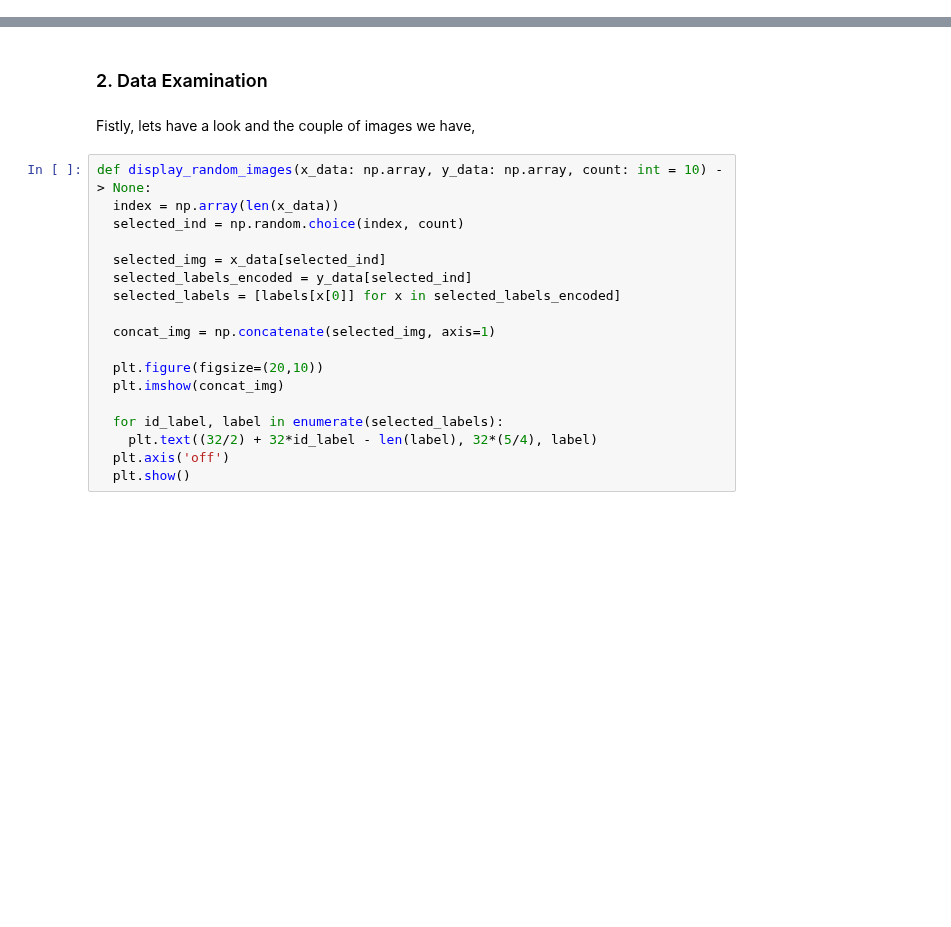
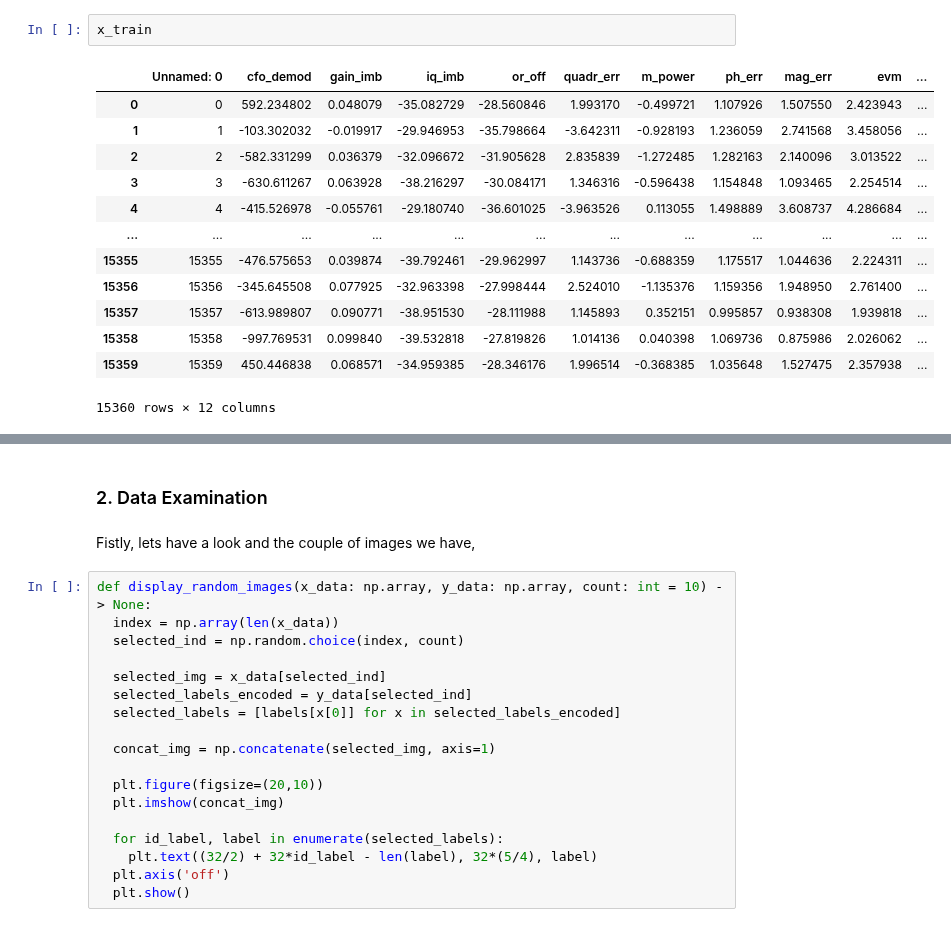
Before and after one commit to KassenBoyaubay/MPA-MLF-Exercises, a Jupyter notebook: Miniproject/Miniproject.ipynb, the cells around one changed output, grey strips where cells are left out. Saved outputs shown, nothing was run; the diff lists cells and outputs as text; blank space fills up the shorter version.

```diff
--- a/Miniproject/Miniproject.ipynb
+++ b/Miniproject/Miniproject.ipynb
@@ -38,0 +87,16 @@ labels = {0:'airplane',1:'automobile',2:'bird',3:'cat',4:'deer',5:'dog',6:'frog'
+# %%
+x_train
+# %% [output]
+|  | Unnamed: 0 | cfo_demod | gain_imb | iq_imb | or_off | quadr_err | m_power | ph_err | mag_err | evm | ... |
+| 0 | 0 | 592.234802 | 0.048079 | -35.082729 | -28.560846 | 1.993170 | -0.499721 | 1.107926 | 1.507550 | 2.423943 | ... |
+| 1 | 1 | -103.302032 | -0.019917 | -29.946953 | -35.798664 | -3.642311 | -0.928193 | 1.236059 | 2.741568 | 3.458056 | ... |
+| 2 | 2 | -582.331299 | 0.036379 | -32.096672 | -31.905628 | 2.835839 | -1.272485 | 1.282163 | 2.140096 | 3.013522 | ... |
+| 3 | 3 | -630.611267 | 0.063928 | -38.216297 | -30.084171 | 1.346316 | -0.596438 | 1.154848 | 1.093465 | 2.254514 | ... |
+| 4 | 4 | -415.526978 | -0.055761 | -29.180740 | -36.601025 | -3.963526 | 0.113055 | 1.498889 | 3.608737 | 4.286684 | ... |
+| ... | ... | ... | ... | ... | ... | ... | ... | ... | ... | ... | ... |
+| 15355 | 15355 | -476.575653 | 0.039874 | -39.792461 | -29.962997 | 1.143736 | -0.688359 | 1.175517 | 1.044636 | 2.224311 | ... |
+| 15356 | 15356 | -345.645508 | 0.077925 | -32.963398 | -27.998444 | 2.524010 | -1.135376 | 1.159356 | 1.948950 | 2.761400 | ... |
+| 15357 | 15357 | -613.989807 | 0.090771 | -38.951530 | -28.111988 | 1.145893 | 0.352151 | 0.995857 | 0.938308 | 1.939818 | ... |
+| 15358 | 15358 | -997.769531 | 0.099840 | -39.532818 | -27.819826 | 1.014136 | 0.040398 | 1.069736 | 0.875986 | 2.026062 | ... |
+| 15359 | 15359 | 450.446838 | 0.068571 | -34.959385 | -28.346176 | 1.996514 | -0.368385 | 1.035648 | 1.527475 | 2.357938 | ... |
+15360 rows × 12 columns
```
Also changed, not shown: parts of 22 cells of this notebook.
